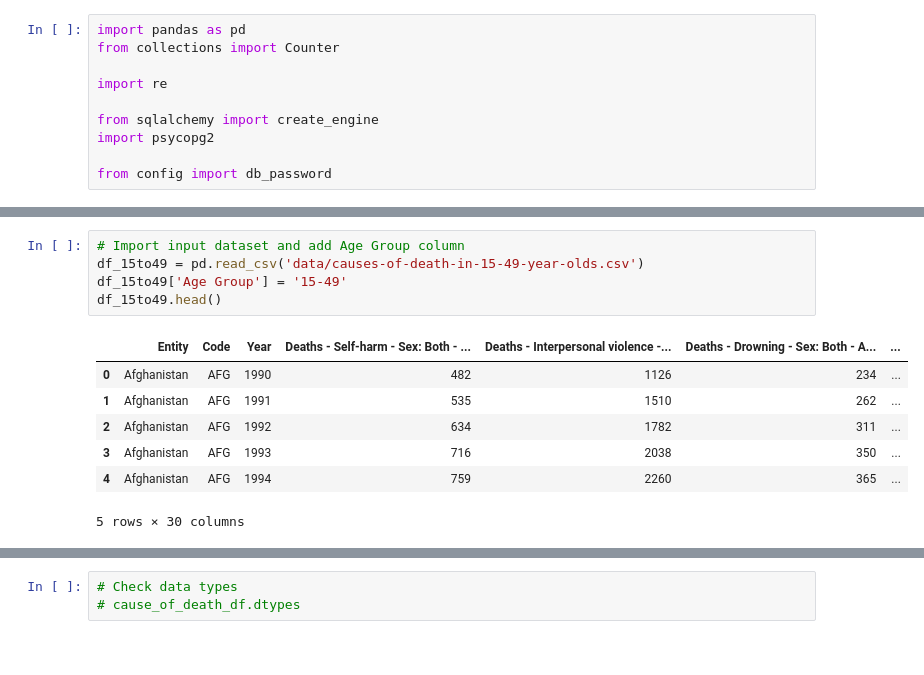
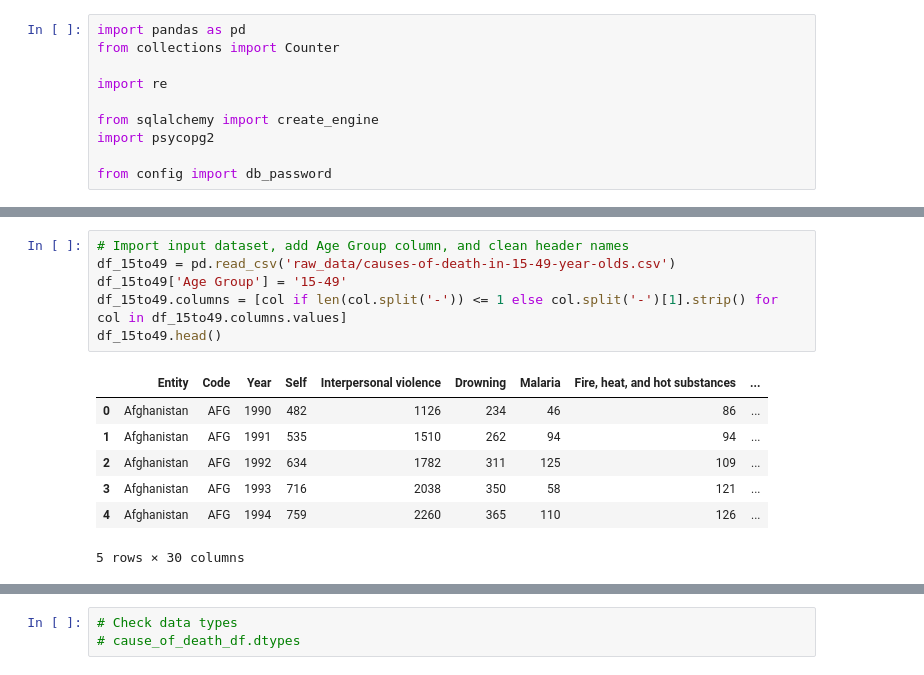
Before and after one commit to chgallegos/CAPSTONE-mortality-prediction, a Jupyter notebook: create_db_tables.ipynb, the cells around one changed output, grey strips where cells are left out. Saved outputs shown, nothing was run; the diff lists cells and outputs as text.

```diff
--- a/create_db_tables.ipynb
+++ b/create_db_tables.ipynb
@@ -93,13 +51,14 @@ cols_5to14
 # %%
-# Import input dataset and add Age Group column
-df_15to49 = pd.read_csv('data/causes-of-death-in-15-49-year-olds.csv')
+# Import input dataset, add Age Group column, and clean header names
+df_15to49 = pd.read_csv('raw_data/causes-of-death-in-15-49-year-olds.csv')
 df_15to49['Age Group'] = '15-49'
+df_15to49.columns = [col if len(col.split('-')) <= 1 else col.split('-')[1].strip() for col in df_15to49.columns.values]
 df_15to49.head()
 # %% [output]
-|  | Entity | Code | Year | Deaths - Self-harm - Sex: Both - ... | Deaths - Interpersonal violence -... | Deaths - Drowning - Sex: Both - A... | ... |
-| 0 | Afghanistan | AFG | 1990 | 482 | 1126 | 234 | ... |
-| 1 | Afghanistan | AFG | 1991 | 535 | 1510 | 262 | ... |
-| 2 | Afghanistan | AFG | 1992 | 634 | 1782 | 311 | ... |
-| 3 | Afghanistan | AFG | 1993 | 716 | 2038 | 350 | ... |
-| 4 | Afghanistan | AFG | 1994 | 759 | 2260 | 365 | ... |
+|  | Entity | Code | Year | Self | Interpersonal violence | Drowning | Malaria | Fire, heat, and hot substances | ... |
+| 0 | Afghanistan | AFG | 1990 | 482 | 1126 | 234 | 46 | 86 | ... |
+| 1 | Afghanistan | AFG | 1991 | 535 | 1510 | 262 | 94 | 94 | ... |
+| 2 | Afghanistan | AFG | 1992 | 634 | 1782 | 311 | 125 | 109 | ... |
+| 3 | Afghanistan | AFG | 1993 | 716 | 2038 | 350 | 58 | 121 | ... |
+| 4 | Afghanistan | AFG | 1994 | 759 | 2260 | 365 | 110 | 126 | ... |
 5 rows × 30 columns
```
Also changed, not shown: parts of 15 cells of this notebook.
